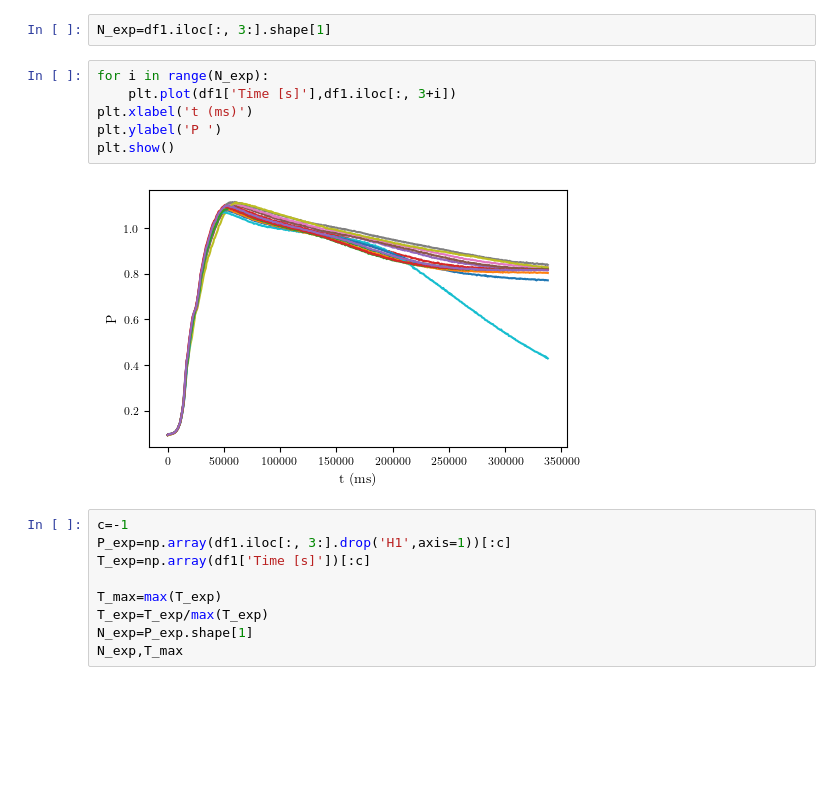
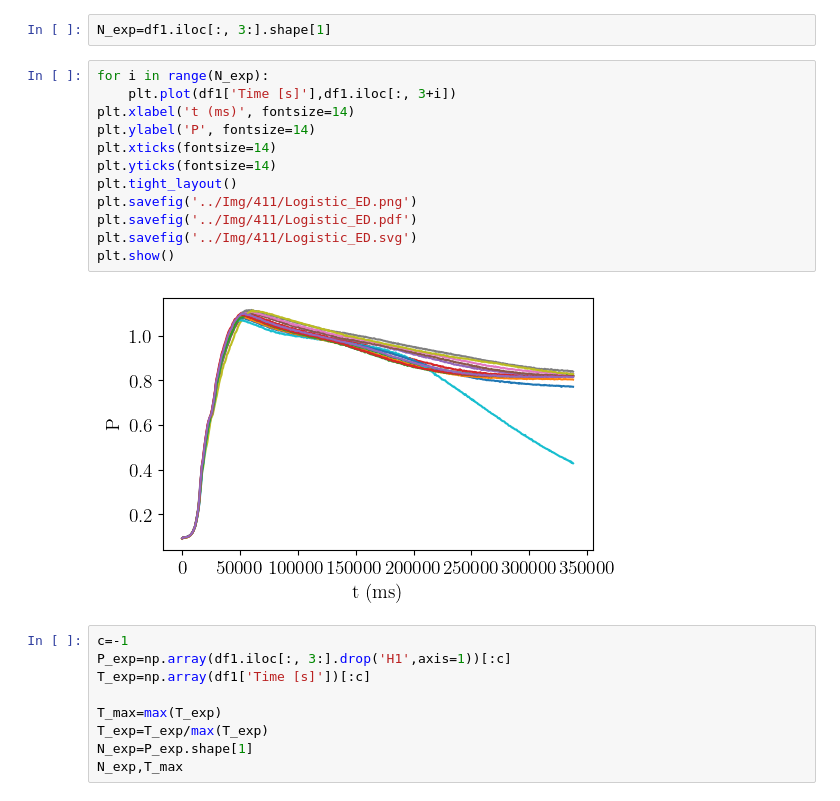
Before and after one commit to JuliaVicens/Bacterial_Growth, a Jupyter notebook: 07_141024_ED_InferingdPdT/InferingdPdTAdptativeWeight - Copy.ipynb, the cells around one changed output. Drawn from its saved outputs; the diff is of its cells as text; blank space fills up the shorter version.

```diff
--- a/07_141024_ED_InferingdPdT/InferingdPdTAdptativeWeight - Copy.ipynb
+++ b/07_141024_ED_InferingdPdT/InferingdPdTAdptativeWeight - Copy.ipynb
@@ -83,11 +85,17 @@ N_exp=df1.iloc[:, 3:].shape[1]
 # %%
 for i in range(N_exp):
     plt.plot(df1['Time [s]'],df1.iloc[:, 3+i])
-plt.xlabel('t (ms)')
-plt.ylabel('P ')
+plt.xlabel('t (ms)', fontsize=14)
+plt.ylabel('P', fontsize=14)
+plt.xticks(fontsize=14)
+plt.yticks(fontsize=14)
+plt.tight_layout()
+plt.savefig('../Img/411/Logistic_ED.png')
+plt.savefig('../Img/411/Logistic_ED.pdf')
+plt.savefig('../Img/411/Logistic_ED.svg')
 plt.show()
 # %% [output]
-[figure, old version]
+[figure, new version]
 # %%
 c=-1
 P_exp=np.array(df1.iloc[:, 3:].drop('H1',axis=1))[:c]
```
Also changed, not shown: parts of 28 cells of this notebook, 33 other files.
